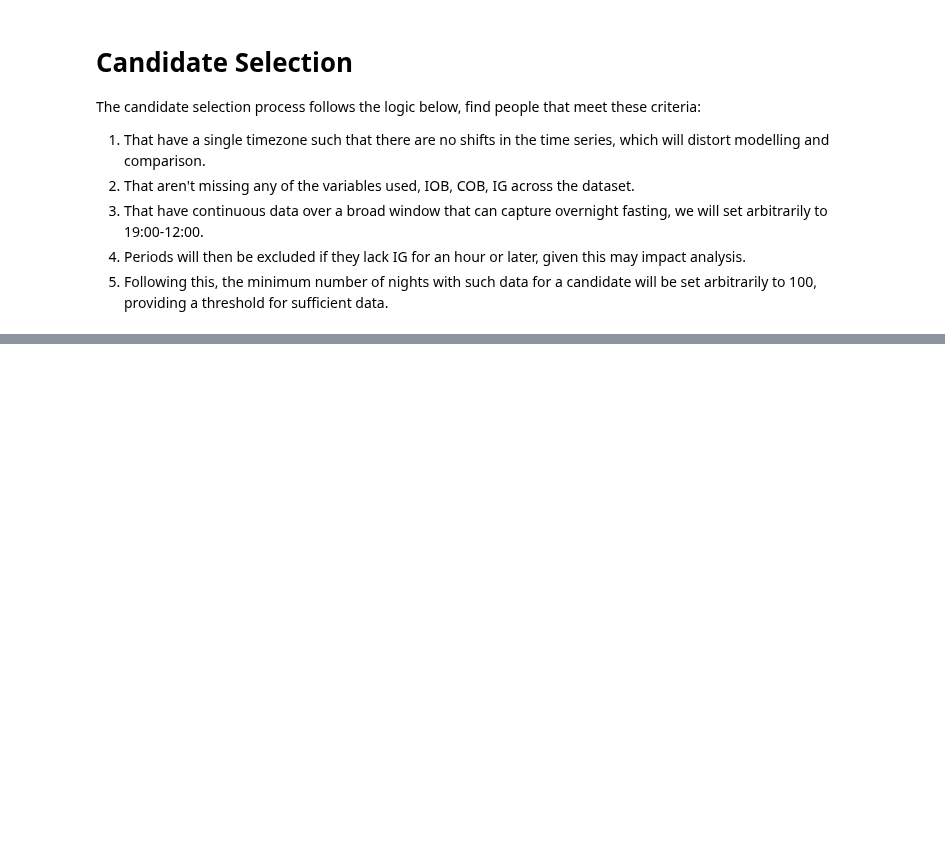
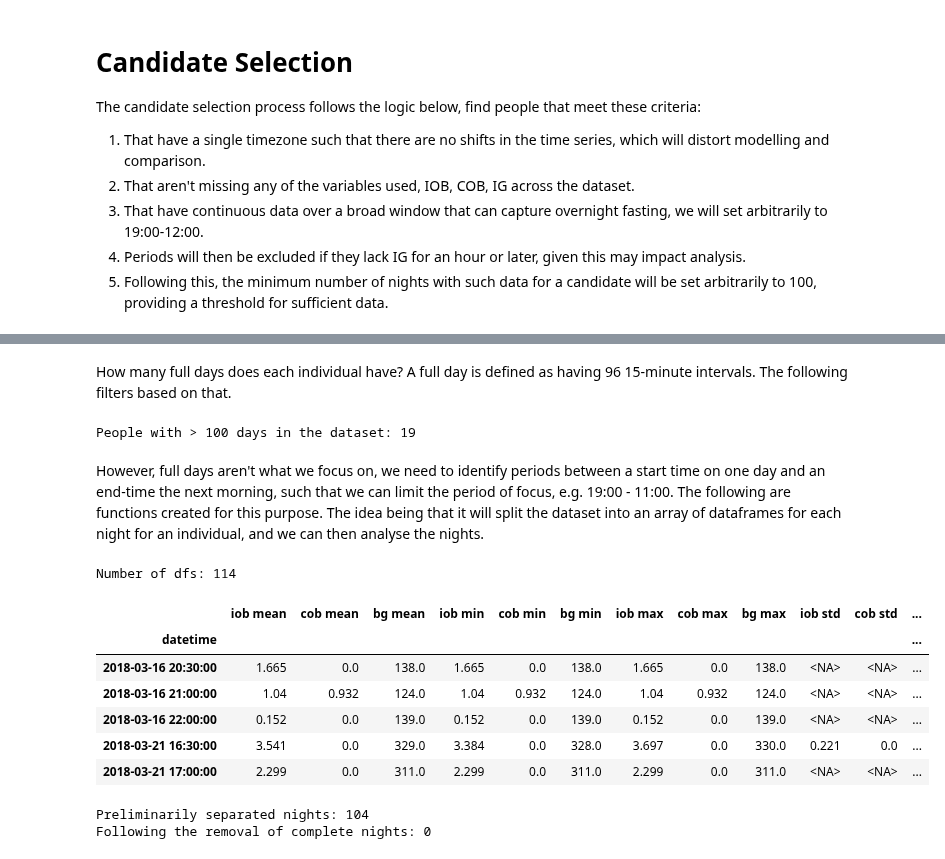
Before and after one commit to rdbrist/masters_project, a Jupyter notebook: notebooks/2.01-rd-candidate-selection-analysis.ipynb, the cells around one changed output, grey strips where cells are left out. Saved outputs shown, nothing was run; the diff lists cells and outputs as text; code cells hidden in the pictures; blank space fills up the shorter version.

Commit message:
Lots of work on helper functions, test scripts, features.py and candidate selection notebook

```diff
--- a/notebooks/2.01-rd-candidate-selection-analysis.ipynb
+++ b/notebooks/2.01-rd-candidate-selection-analysis.ipynb
@@ -24,8 +68,10 @@ df = pd.read_csv(file_path, index_col=0, parse_dates=True, dtype=dtypes).drop(co
+# %% [markdown]
+How many full days does each individual have? A full day is defined as having 96 15-minute intervals. The following filters based on that.
 # %%
-# How many full days does each individual have? A full day is defined as having at least 96 15-minute intervals.
 full_days = df.groupby('id', group_keys=False).size() // 96
 mask_full_days = full_days.sort_values(ascending=False) > 100
-df = df.reset_index().set_index(['id','datetime']).sort_index(['id', 'datetime'])
+df = df.reset_index().set_index(['id','datetime']).sort_index()
 mask = df.index.get_level_values('id').isin(mask_full_days[mask_full_days].index)
-df = df[mask]
-print(f'People with > 100 days in the dataset: {len(df.index.get_level_values("id").unique())}')
+print(f'People with > 100 days in the dataset: {len(df[mask].index.get_level_values("id").unique())}')
+# %% [output]
+People with > 100 days in the dataset: 19
@@ -48,0 +78,2 @@ df = df[~df.index.get_level_values('id').isin(ids)]
+# %% [markdown]
+However, full days aren't what we focus on, we need to identify periods between a start time on one day and an end-time the next morning, such that we can limit the period of focus, e.g. 19:00 - 11:00. The following are functions created for this purpose. The idea being that it will split the dataset into an array of dataframes for each night for an individual, and we can then analyse the nights.
@@ -48,0 +125,31 @@ df = df[~df.index.get_level_values('id').isin(ids)]
+# %%
+# This separates all dataframes for each person into an array of dataframes, making it available to iterate through, or return any individual easily.
+df_tuple_by_id = []
+for group in df.groupby('id'):
+    df_tuple_by_id.append(group)
+
+print(f'Number of dfs: {len(df_tuple_by_id)}')
+
+for i, (id_val, df) in enumerate(df_tuple_by_id):
+    df = df.reset_index().drop(columns='id').set_index('datetime')
+    df_tuple_by_id[i] = (id_val, df)
+
+df_individual = df_tuple_by_id[0][1]
+df_individual.head()
+# %% [output]
+Number of dfs: 114
+|  | iob mean | cob mean | bg mean | iob min | cob min | bg min | iob max | cob max | bg max | iob std | cob std | ... |
+| datetime |  |  |  |  |  |  |  |  |  |  |  | ... |
+| 2018-03-16 20:30:00 | 1.665 | 0.0 | 138.0 | 1.665 | 0.0 | 138.0 | 1.665 | 0.0 | 138.0 | <NA> | <NA> | ... |
+| 2018-03-16 21:00:00 | 1.04 | 0.932 | 124.0 | 1.04 | 0.932 | 124.0 | 1.04 | 0.932 | 124.0 | <NA> | <NA> | ... |
+| 2018-03-16 22:00:00 | 0.152 | 0.0 | 139.0 | 0.152 | 0.0 | 139.0 | 0.152 | 0.0 | 139.0 | <NA> | <NA> | ... |
+| 2018-03-21 16:30:00 | 3.541 | 0.0 | 329.0 | 3.384 | 0.0 | 328.0 | 3.697 | 0.0 | 330.0 | 0.221 | 0.0 | ... |
+| 2018-03-21 17:00:00 | 2.299 | 0.0 | 311.0 | 2.299 | 0.0 | 311.0 | 2.299 | 0.0 | 311.0 | <NA> | <NA> | ... |
+# %%
+nights = Nights(df=df_individual, sample_rate=15)
+print(f'Preliminarily separated nights: {len(nights.get_nights())}')
+nights.remove_incomplete_nights()
+print(f'Following the removal of complete nights: {len(nights.get_nights())}')
+# %% [output]
+Preliminarily separated nights: 104
+Following the removal of complete nights: 0
```
Also changed, not shown: parts of 7 cells of this notebook, 13 other files.
